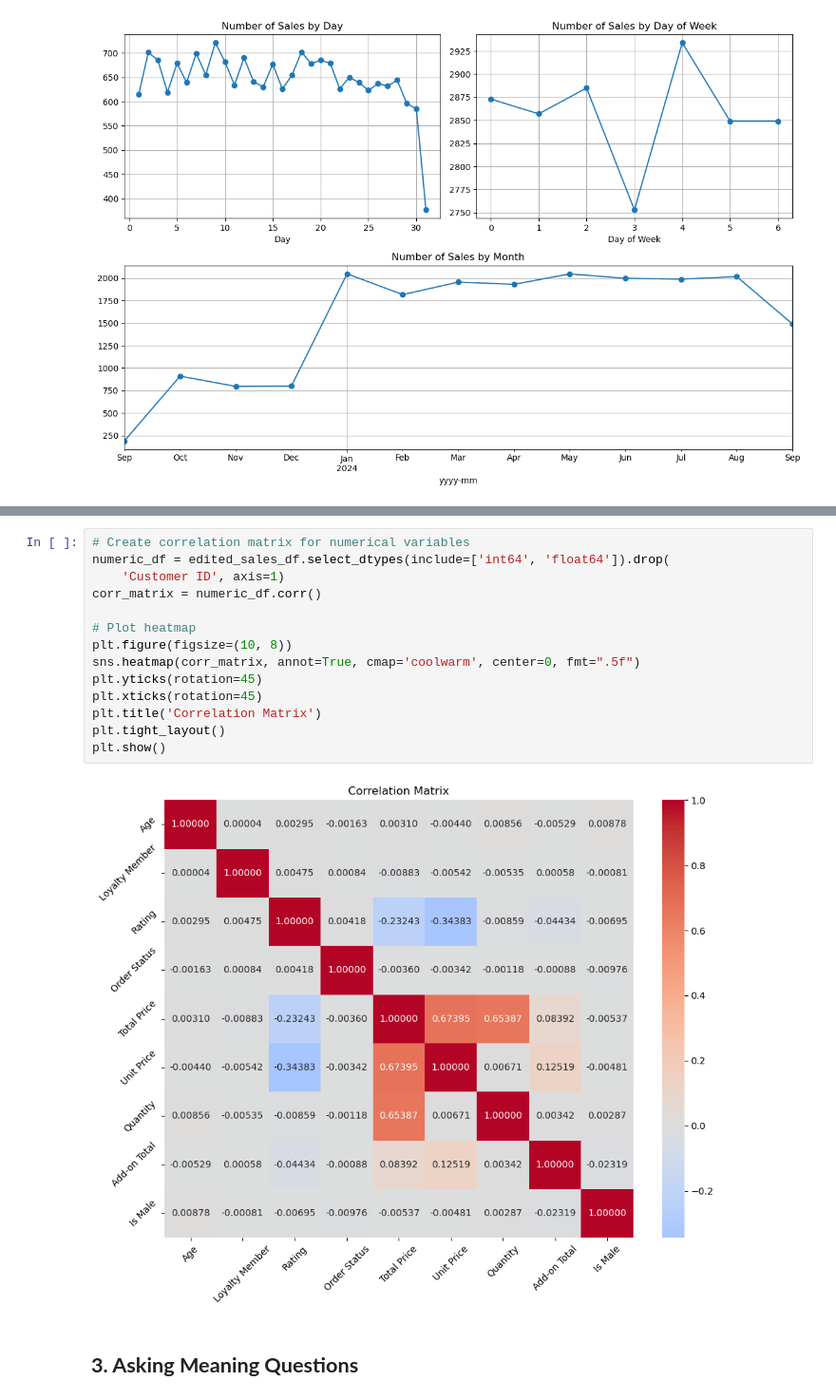
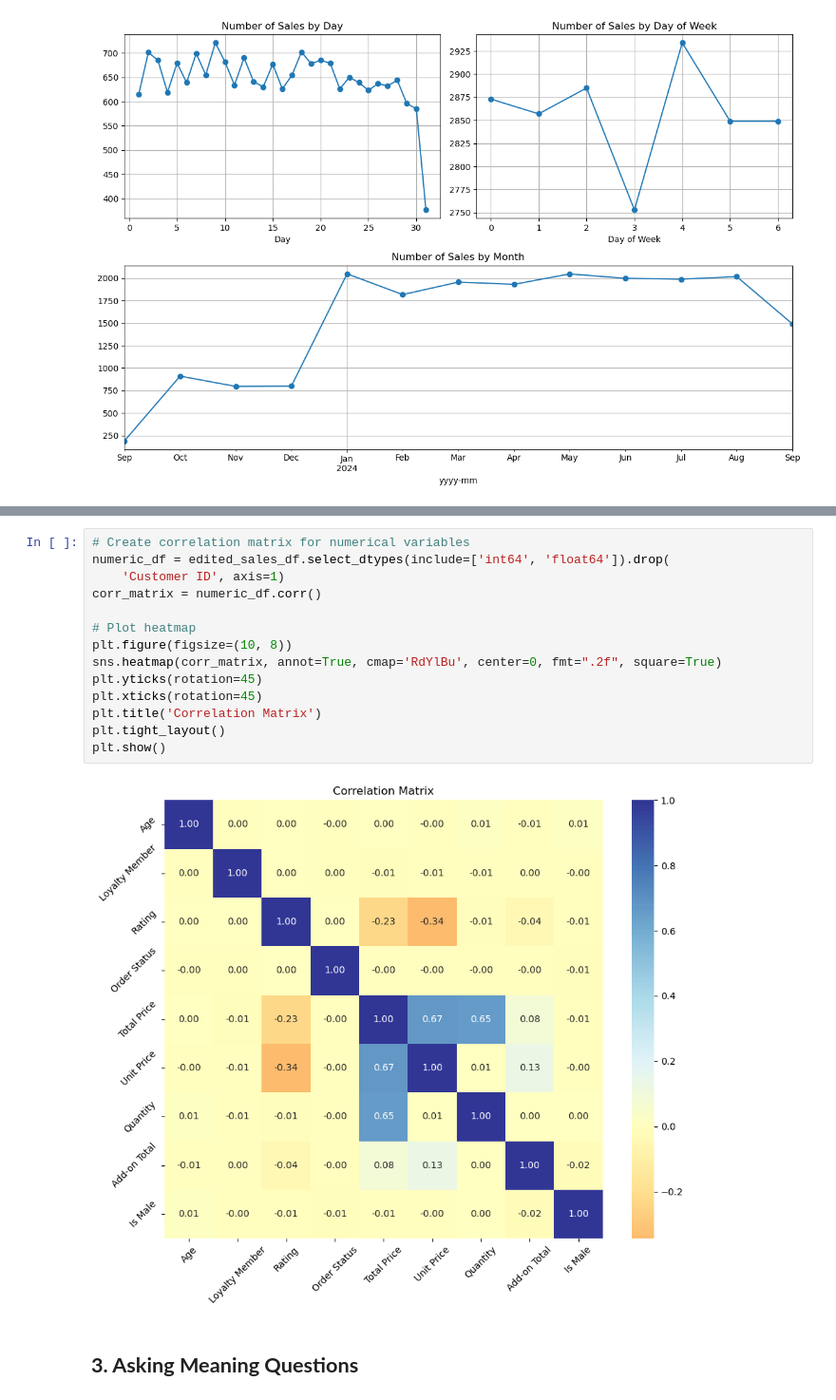
Before and after one commit to LtnLinh/CSC17104-Programming-for-Data-Science, a Jupyter notebook: Notebook.ipynb, the cells around one changed output, grey strips where cells are left out. Shown at 95% size. Cells and saved outputs as stored; diff of their text form.

```diff
--- a/Notebook.ipynb
+++ b/Notebook.ipynb
@@ -351,19 +355,19 @@ edited_sales_df.describe()
 # %%
 # Create correlation matrix for numerical variables
 numeric_df = edited_sales_df.select_dtypes(include=['int64', 'float64']).drop(
     'Customer ID', axis=1)
 corr_matrix = numeric_df.corr()
 
 # Plot heatmap
 plt.figure(figsize=(10, 8))
-sns.heatmap(corr_matrix, annot=True, cmap='coolwarm', center=0, fmt=".5f")
+sns.heatmap(corr_matrix, annot=True, cmap='RdYlBu', center=0, fmt=".2f", square=True)
 plt.yticks(rotation=45)
 plt.xticks(rotation=45)
 plt.title('Correlation Matrix')
 plt.tight_layout()
 plt.show()
 # %% [output]
-[figure, old version]
+[figure, new version]
 # %% [markdown]
 ## **3. Asking Meaning Questions**
 # %% [markdown]
```
Also changed, not shown: parts of 2 cells of this notebook.
